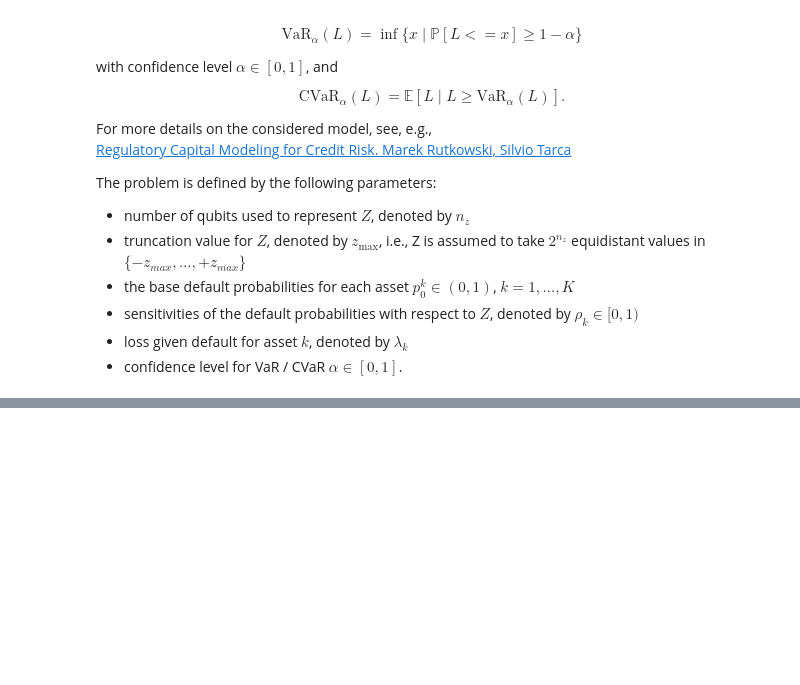
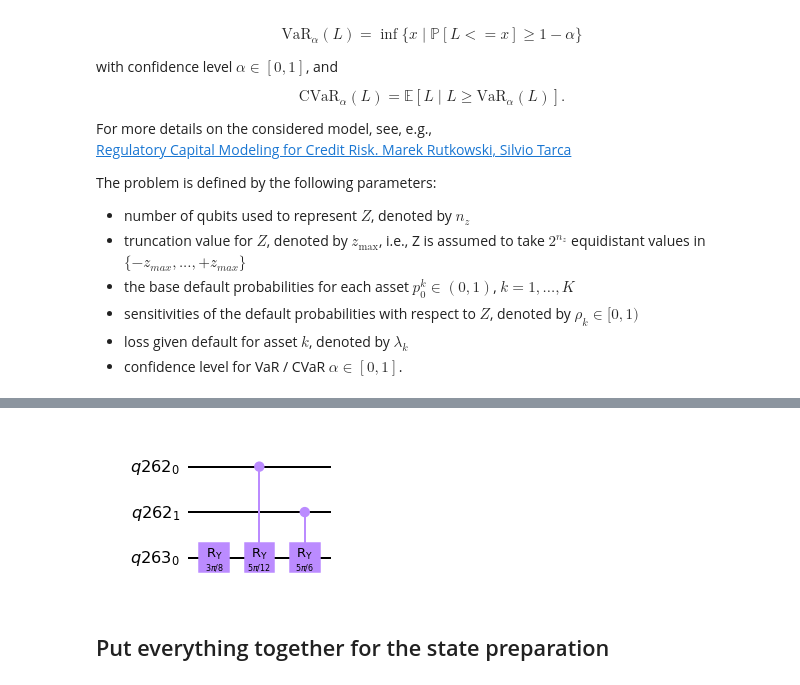
Before and after one commit to sergiogh/upc_credit_risk, a Jupyter notebook: final_project_credit_risk.ipynb, the cells around one changed output, grey strips where cells are left out. Drawn from its saved outputs; the diff is of its cells as text; code cells hidden in the pictures; blank space fills up the shorter version.

```diff
--- a/final_project_credit_risk.ipynb
+++ b/final_project_credit_risk.ipynb
@@ -95,5 +216,0 @@ which allows to run amplitude estimation to evaluate the expected loss.
-# %%
-# add Z qubits with weight/loss 0
-from qiskit.circuit.library import WeightedAdder
-# WeightedAdder(num_state_qubits=None, weights=None, name='adder')[
-agg = WeightedAdder(n_z + K, [0]*n_z + lgd)
@@ -99,0 +313,24 @@ agg = WeightedAdder(n_z + K, [0]*n_z + lgd)
+# %%
+
+# define linear objective function
+breakpoints = [0]
+slopes = [1]
+offsets = [0]
+f_min = 0
+f_max = sum(lgd)
+c_approx = 0.25
+
+objective = LinearAmplitudeFunction(
+    weighted_adder.num_sum_qubits,
+    slope=slopes,
+    offset=offsets,
+    # max value that can be reached by the qubit register (will not always be reached)
+    domain=(0, 2**agg.num_sum_qubits-1),
+    image=(f_min, f_max),
+    rescaling_factor=c_approx,
+    breakpoints=breakpoints
+)
+# %%
+objective.decompose().draw('mpl')
+# %% [output]
+[figure, added]
@@ -99,0 +340,2 @@ agg = WeightedAdder(n_z + K, [0]*n_z + lgd)
+# %% [markdown]
+## Put everything together for the state preparation
```
Also changed, not shown: parts of 21 cells of this notebook.
